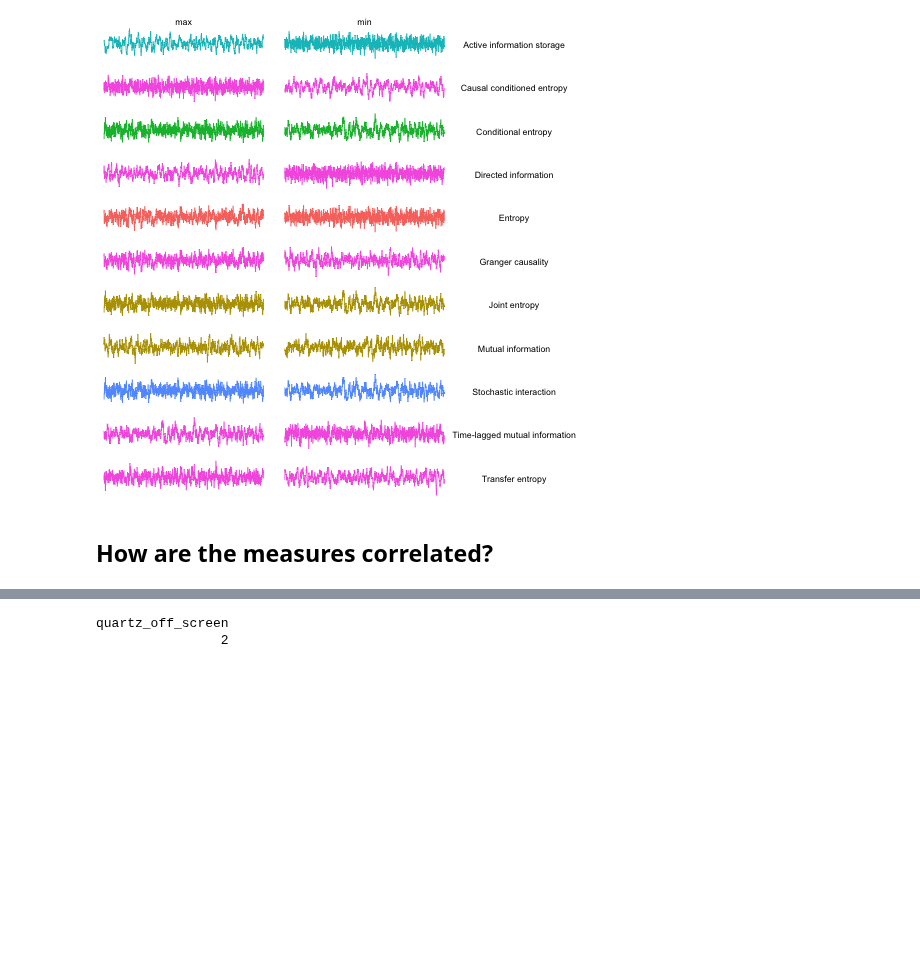
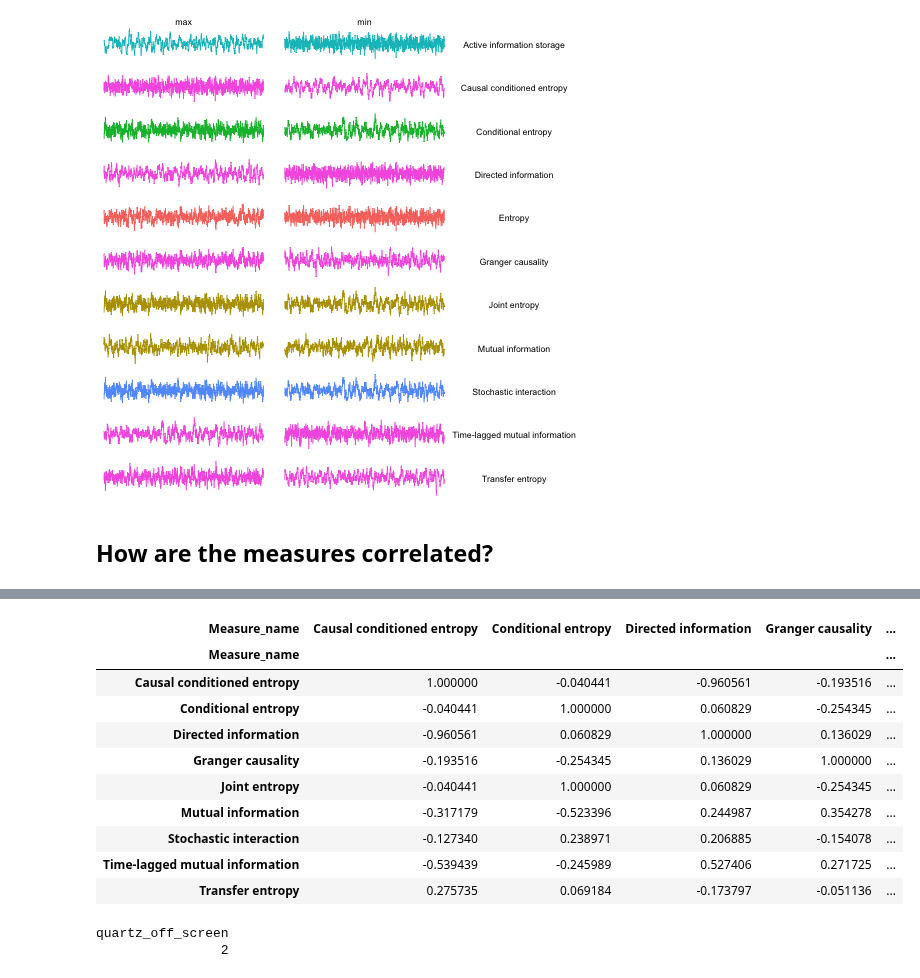
Before and after one commit to anniegbryant/info_theory_visuals, a Jupyter notebook: empirical_analysis/compute_infotheory_SPIs.ipynb, the cells around one changed output, grey strips where cells are left out. Cells and saved outputs as stored; diff of their text form; code cells hidden in the pictures; blank space fills up the shorter version.

```diff
--- a/empirical_analysis/compute_infotheory_SPIs.ipynb
+++ b/empirical_analysis/compute_infotheory_SPIs.ipynb
@@ -530,3 +338,19 @@ mean_measure_value_by_region.head()
 # %%
 measure_wise_corrs = mean_measure_value_by_region.pivot(index="region_to", columns="Measure_name", values="mean_value_norm").corr(method="spearman")
+
+measure_wise_corrs_bivar =  mean_measure_value_by_region.query("Measure_name not in ['Active information storage', 'Entropy']").pivot(index="region_to", columns="Measure_name", values="mean_value_norm").corr(method="spearman")
+# %%
+measure_wise_corrs_bivar
+# %% [output]
+| Measure_name | Causal conditioned entropy | Conditional entropy | Directed information | Granger causality | ... |
+| Measure_name |  |  |  |  | ... |
+| Causal conditioned entropy | 1.000000 | -0.040441 | -0.960561 | -0.193516 | ... |
+| Conditional entropy | -0.040441 | 1.000000 | 0.060829 | -0.254345 | ... |
+| Directed information | -0.960561 | 0.060829 | 1.000000 | 0.136029 | ... |
+| Granger causality | -0.193516 | -0.254345 | 0.136029 | 1.000000 | ... |
+| Joint entropy | -0.040441 | 1.000000 | 0.060829 | -0.254345 | ... |
+| Mutual information | -0.317179 | -0.523396 | 0.244987 | 0.354278 | ... |
+| Stochastic interaction | -0.127340 | 0.238971 | 0.206885 | -0.154078 | ... |
+| Time-lagged mutual information | -0.539439 | -0.245989 | 0.527406 | 0.271725 | ... |
+| Transfer entropy | 0.275735 | 0.069184 | -0.173797 | -0.051136 | ... |
 # %%
```
Also changed, not shown: parts of 5 cells of this notebook, 16 other files.
